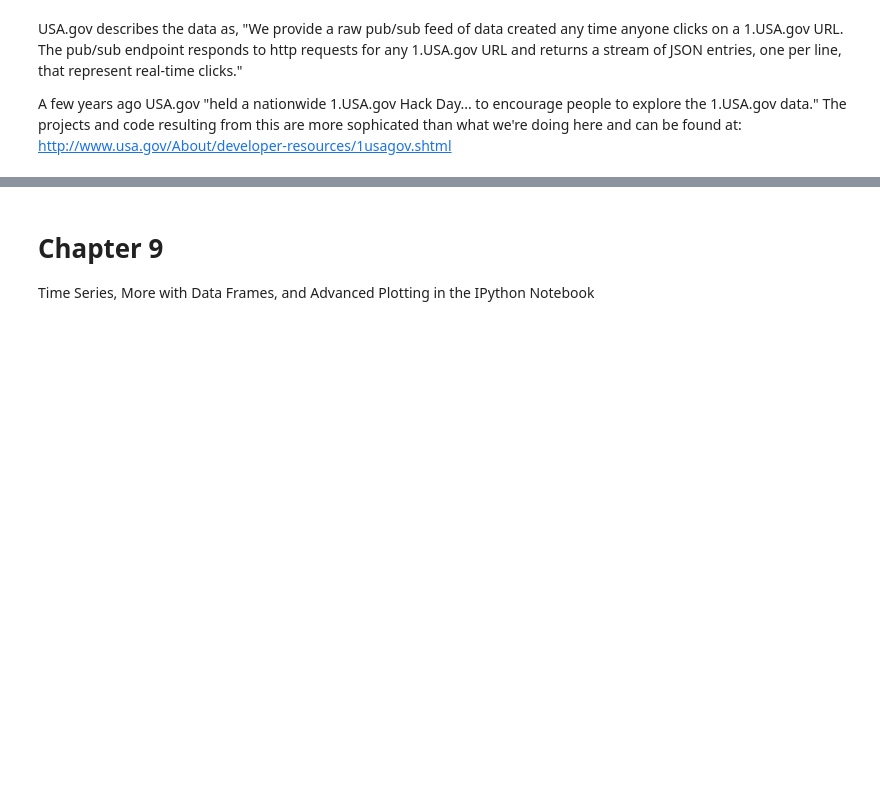
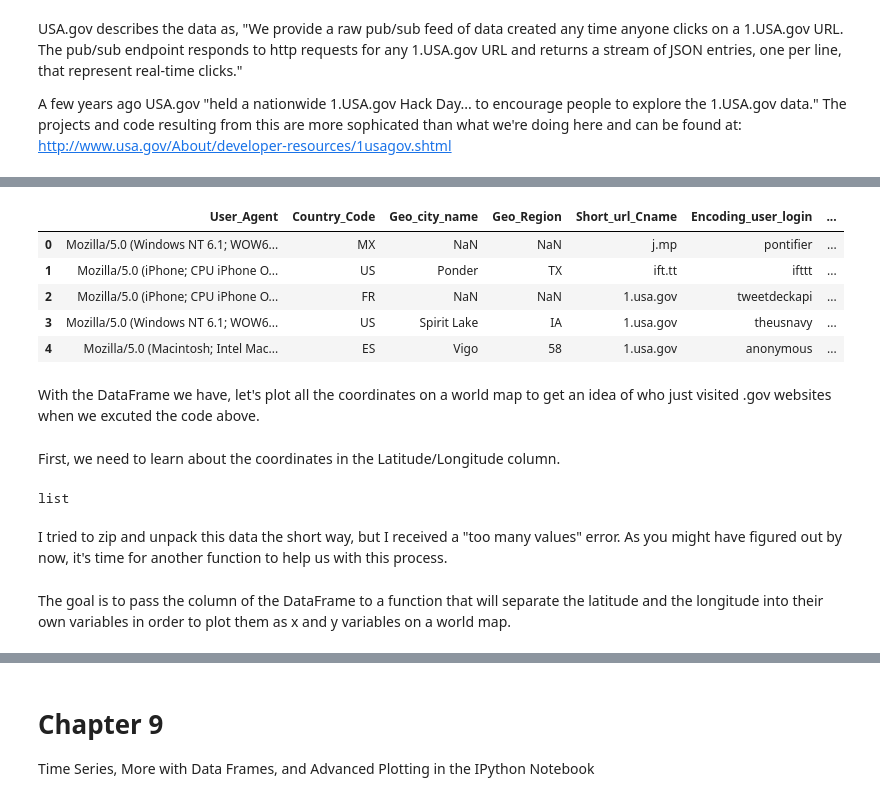
Before and after one commit to JeremyMMulcahey/IPythonNotebook, a Jupyter notebook: SeniorProject/SeniorProject.ipynb, the cells around one changed output, grey strips where cells are left out. Saved outputs shown, nothing was run; the diff lists cells and outputs as text; code cells hidden in the pictures; blank space fills up the shorter version.

```diff
--- a/SeniorProject/SeniorProject.ipynb
+++ b/SeniorProject/SeniorProject.ipynb
@@ -1421,0 +1434,8 @@ USAGovFrame.head()
+# %%
+#drop all the columns that I don't know anything about
+#ckw and dp aren't consistently collected, especially with smaller sample sizes
+#this will check for them and drop them if they are present
+if 'ckw' and 'dp' in USAGovFrame.columns:
+    USAGovFrame.drop(['_heartbeat_','_id','al','ckw','nk','g','h','kw','hc','dp'],inplace=True, axis=1)
+else:
+    USAGovFrame.drop(['_heartbeat_','_id','al','nk','g','h','kw','hc'],inplace=True, axis=1)
@@ -1421,0 +1448,23 @@ USAGovFrame.head()
+# %%
+#look at the new DataFrame
+USAGovFrame.head()
+# %% [output]
+|  | User_Agent | Country_Code | Geo_city_name | Geo_Region | Short_url_Cname | Encoding_user_login | ... |
+| 0 | Mozilla/5.0 (Windows NT 6.1; WOW6... | MX | NaN | NaN | j.mp | pontifier | ... |
+| 1 | Mozilla/5.0 (iPhone; CPU iPhone O... | US | Ponder | TX | ift.tt | ifttt | ... |
+| 2 | Mozilla/5.0 (iPhone; CPU iPhone O... | FR | NaN | NaN | 1.usa.gov | tweetdeckapi | ... |
+| 3 | Mozilla/5.0 (Windows NT 6.1; WOW6... | US | Spirit Lake | IA | 1.usa.gov | theusnavy | ... |
+| 4 | Mozilla/5.0 (Macintosh; Intel Mac... | ES | Vigo | 58 | 1.usa.gov | anonymous | ... |
+# %% [markdown]
+With the DataFrame we have, let's plot all the coordinates on a world map to get an idea of who just visited .gov websites when we excuted the code above.
+# %% [markdown]
+First, we need to learn about the coordinates in the Latitude/Longitude column.
+# %%
+#check the type of data at the first index
+type(USAGovFrame['[Latitude,Longitude]'][0])
+# %% [output]
+list
+# %% [markdown]
+I tried to zip and unpack this data the short way, but I received a "too many values" error. As you might have figured out by now, it's time for another function to help us with this process.
+# %% [markdown]
+The goal is to pass the column of the DataFrame to a function that will separate the latitude and the longitude into their own variables in order to plot them as x and y variables on a world map.
```
Also changed, not shown: parts of 57 cells of this notebook.
